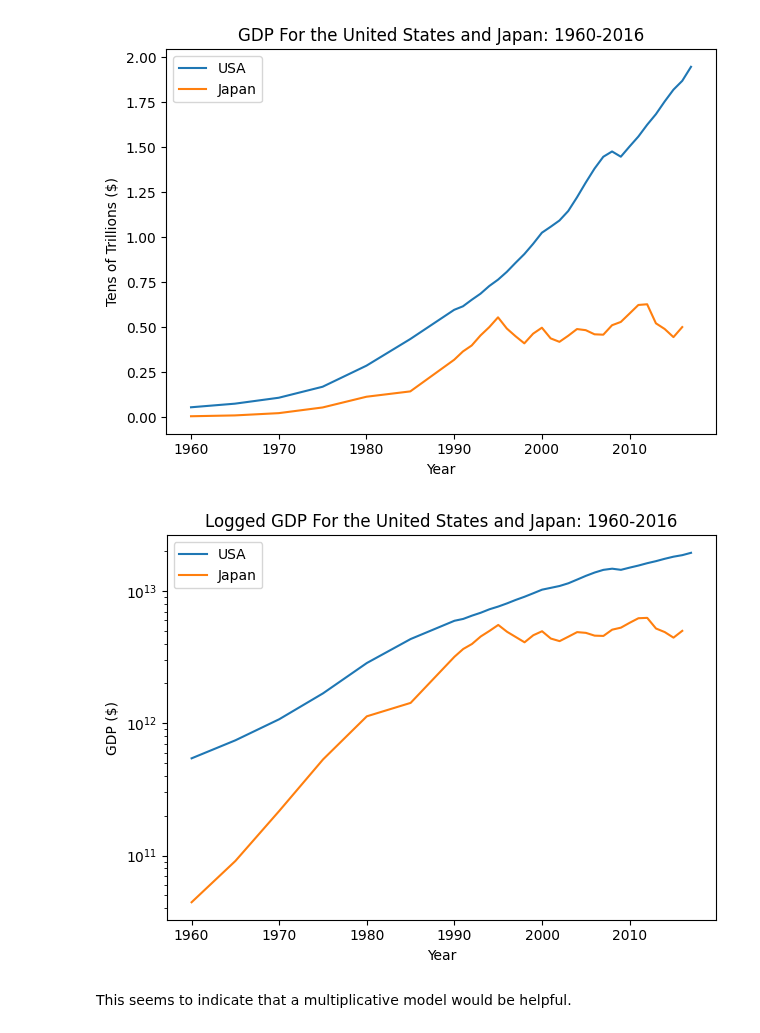
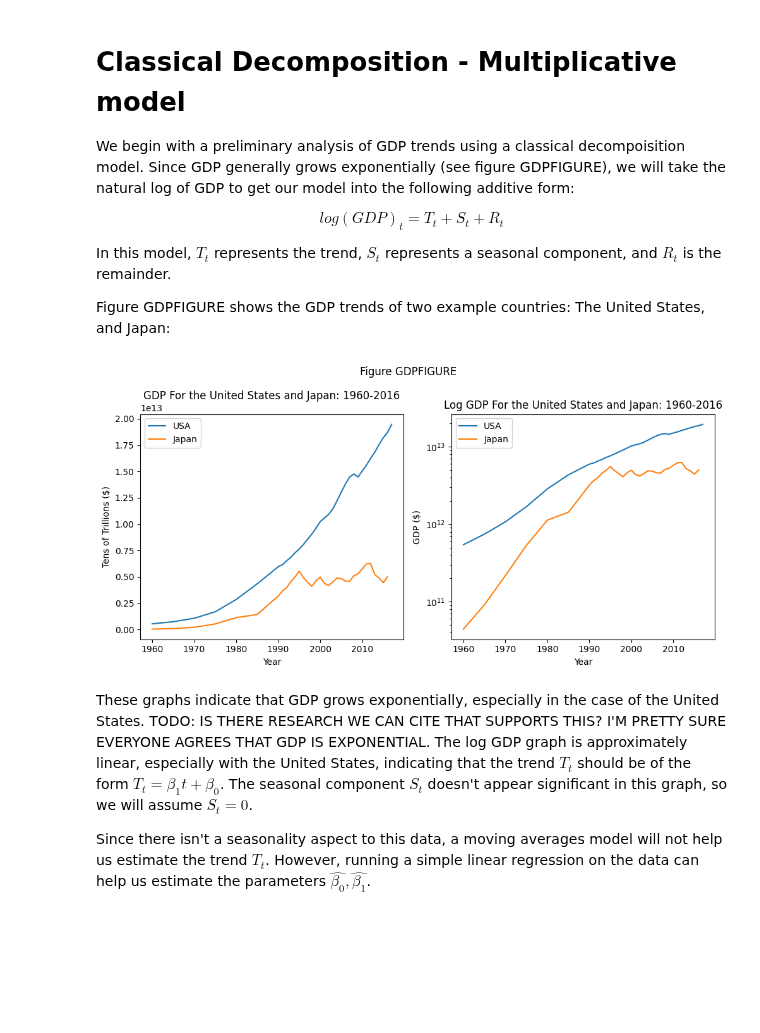
Before and after one commit to addmelo/ACME, a Jupyter notebook: InitialGDPModel.ipynb, the cells around one changed output. Saved outputs shown, nothing was run; the diff lists cells and outputs as text; code cells hidden in the pictures; blank space fills up the shorter version.

```diff
--- a/InitialGDPModel.ipynb
+++ b/InitialGDPModel.ipynb
@@ -11,33 +11,41 @@ JAPAN = df[df['Country'] == "JAPAN"].reset_index()
 # Only use GDP data
 USA = USA[['Country', 'Year', 'GDP']]
 JAPAN = JAPAN[['Country', 'Year', 'GDP']]
+# %% [markdown]
+# Classical Decomposition - Multiplicative model
+
+We begin with a preliminary analysis of GDP trends using a classical decompoisition model. Since GDP generally grows exponentially (see figure GDPFIGURE), we will take the natural log of GDP to get our model into the following additive form:
+
+$$ log(GDP)_t = T_t + S_t + R_t $$
+
+In this model, $T_t$ represents the trend, $S_t$ represents a seasonal component, and $R_t$ is the remainder.
+
+Figure GDPFIGURE shows the GDP trends of two example countries: The United States, and Japan:
 # %%
 # Plot initial results
-fig, ax = plt.subplots(1)
-USA.plot(x="Year", y="GDP", ax=ax, label="USA")
-JAPAN.plot(x="Year", y="GDP", ax=ax, label="Japan")
-plt.title("GDP For the United States and Japan: 1960-2016")
-ax.set_ylabel("Tens of Trillions ($)")
-plt.gca().yaxis.get_offset_text().set_visible(False)  # Hide the offset text
+fig, axs = plt.subplots(1,2, figsize=(10,5))
+plt.gca().yaxis.get_offset_text().set_visible(False)
+USA.plot(x="Year", y="GDP", ax=axs[0], label="USA")
+JAPAN.plot(x="Year", y="GDP", ax=axs[0], label="Japan")
+axs[0].set_title("GDP For the United States and Japan: 1960-2016")
+axs[0].set_ylabel("Tens of Trillions ($)")
+
+# Plot the logged models
+axs[1].set_yscale("log")
+USA.plot(x="Year", y="GDP", ax=axs[1], label="USA")
+JAPAN.plot(x="Year", y="GDP", ax=axs[1], label="Japan")
+axs[1].set_title("Log GDP For the United States and Japan: 1960-2016")
+axs[1].set_ylabel("GDP ($)")
+plt.gca().yaxis.get_offset_text().set_visible(False)
+plt.suptitle("Figure GDPFIGURE")
 plt.tight_layout()
 plt.show()
 # %% [output]
-[figure, old version]
+[figure, new version]
-# %%
-# Plot the logged models
-fig, ax = plt.subplots(1)
-ax.set_yscale("log")
-USA.plot(x="Year", y="GDP", ax=ax, label="USA")
-JAPAN.plot(x="Year", y="GDP", ax=ax, label="Japan")
-plt.title("Logged GDP For the United States and Japan: 1960-2016")
-ax.set_ylabel("GDP ($)")
-plt.gca().yaxis.get_offset_text().set_visible(False)  # Hide the offset text
-plt.tight_layout()
-plt.show()
-# %% [output]
-[figure, removed]
-# %% [markdown]
-This seems to indicate that a multiplicative model would be helpful.
+# %% [markdown]
+These graphs indicate that GDP grows exponentially, especially in the case of the United States. TODO: IS THERE RESEARCH WE CAN CITE THAT SUPPORTS THIS? I'M PRETTY SURE EVERYONE AGREES THAT GDP IS EXPONENTIAL. The log GDP graph is approximately linear, especially with the United States, indicating that the trend $T_t$ should be of the form $T_t = \beta_1 t + \beta_0 $. The seasonal component $S_t$ doesn't appear significant in this graph, so we will assume $ S_t = 0 $.
+
+Since there isn't a seasonality aspect to this data, a moving averages model will not help us estimate the trend $T_t$. However, running a simple linear regression on the data can help us estimate the parameters $ \hat{\beta_0}, \hat{\beta_1}$.
 # %%
 def FitTrendAndPlot(df):
     '''df - the dataframe of the country data'''
```
Also changed, not shown: parts of 4 cells of this notebook, 2 other files.
